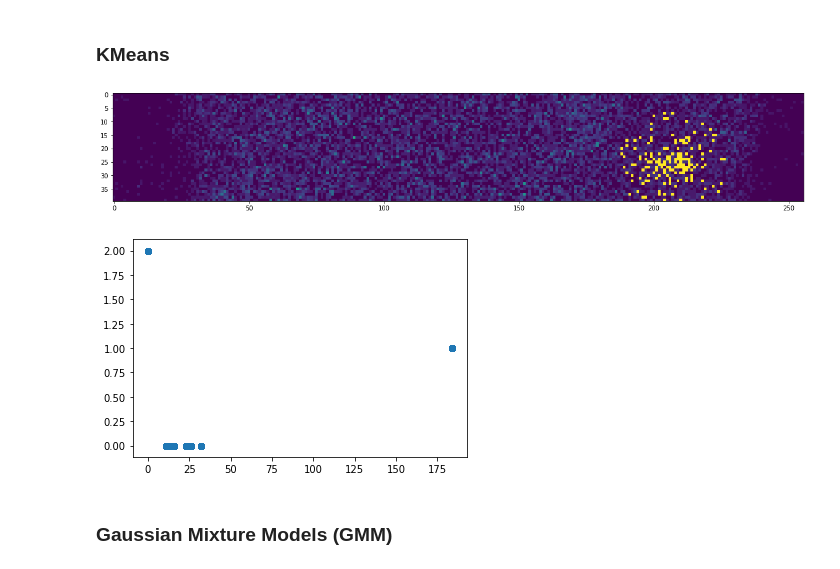
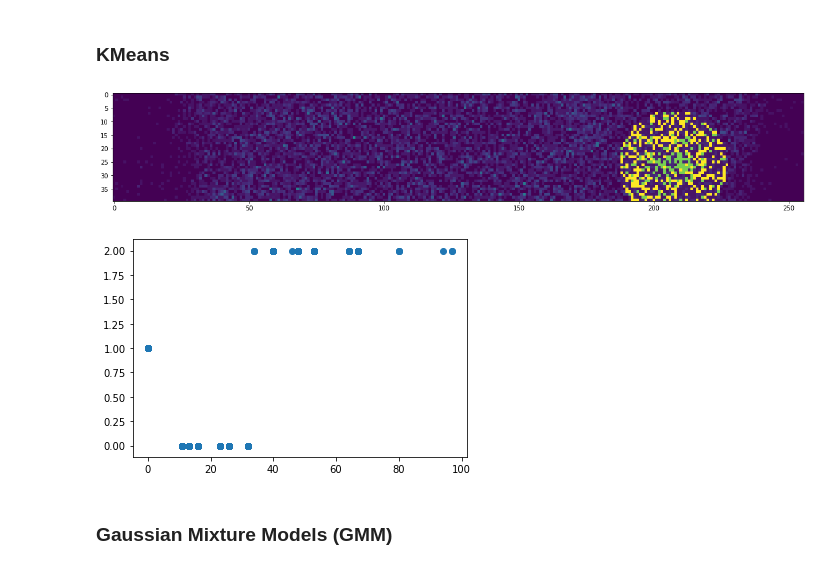
Before and after one commit to raulbenitez/DEEPCARDIO, a Jupyter notebook: sparks/exploreImageAndPlotSpark.ipynb, the cells around one changed output. Cells and saved outputs as stored; diff of their text form; code cells hidden in the pictures.

```diff
--- a/sparks/exploreImageAndPlotSpark.ipynb
+++ b/sparks/exploreImageAndPlotSpark.ipynb
@@ -125,20 +129,26 @@ otsu threshold: 16
 # %%
 idx = 130
 im = get_image_array(idx)
+sparkLocation = get_spark_location(sparksDF, idx)
+sparkLocation = sparkLocation.loc[sparkLocation.index[0]]
+mask = get_mask(im.shape[0], im.shape[1], sparkLocation['x'], sparkLocation['y'], 20)
 
 k = KMeans(n_clusters=3).fit(im[mask].reshape(-1,1))
 im[mask] = np.where(k.labels_==k.labels_[im[mask].argmax()], 3000, im[mask])
+im[mask] = np.where(k.labels_==k.labels_[im[mask].argmin()], 1000, im[mask])
 
 plt.figure(figsize=(20, 10))
 plt.imshow(im)
 plt.show()
 # %% [output]
-[figure, old version]
+[figure, new version]
 # %%
+idx = 130
+im = get_image_array(idx)
 plt.scatter(im[mask].flatten(), k.labels_)
 plt.show()
 # %% [output]
-[figure, old version]
+[figure, new version]
 # %% [markdown]
 ### Gaussian Mixture Models (GMM)
 # %%
```
Also changed, not shown: parts of 17 cells of this notebook, 1 other file.
